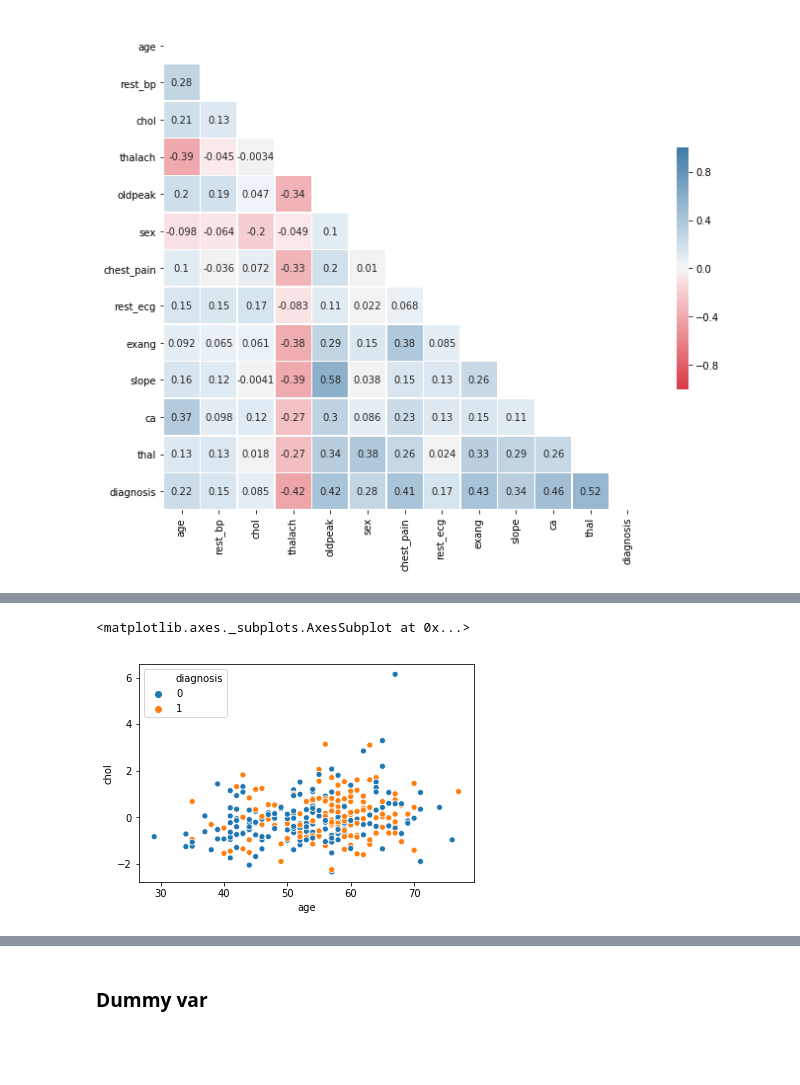
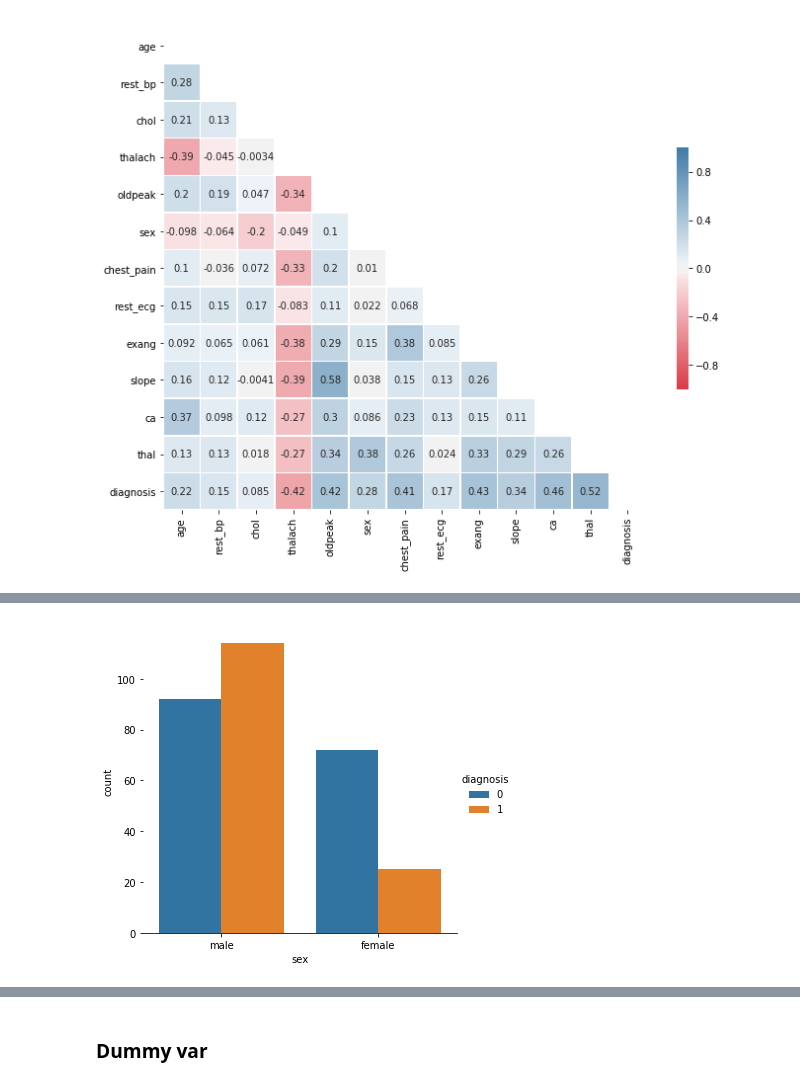
Before and after one commit to ekiMGlz/AplicadaIII, a Jupyter notebook: Final/Trabajo final.ipynb, the cells around one changed output, grey strips where cells are left out. Saved outputs shown, nothing was run; the diff lists cells and outputs as text; code cells hidden in the pictures; blank space fills up the shorter version.

```diff
--- a/Final/Trabajo final.ipynb
+++ b/Final/Trabajo final.ipynb
@@ -366,5 +302,16 @@ sns.scatterplot(x = 'chol', y = 'thalach', data = processed_data, hue = 'diagnos
-# %%
-sns.scatterplot(x = 'age', y = 'chol', data = processed_data, hue = 'diagnosis')
-# %% [output]
-<matplotlib.axes._subplots.AxesSubplot at 0x...>
-[figure, removed]
+# %%
+plot_data = processed_data.copy()
+
+plot_data['sex'] = processed_data['sex'].map(sex_cat)
+plot_data['chest_pain'] = processed_data['chest_pain'].map(chest_pain_cat)
+plot_data['rest_ecg'] = processed_data['rest_ecg'].map(rest_ecg)
+#X['fbs'] = data['fbs'].map(fbs_cat)
+plot_data['exang'] = processed_data['exang'].map(exang)
+plot_data['slope'] = processed_data['slope'].map(slope)
+plot_data['thal'] = processed_data['thal'].map(thal)
+# %%
+g = sns.catplot(x="sex", hue = 'diagnosis',data=plot_data, kind = 'count')
+(g.despine(left=True))
+plt.savefig('img/andrea/sex_count.png', dpi = 300)
+# %% [output]
+[figure, added]
```
Also changed, not shown: parts of 31 cells of this notebook.
